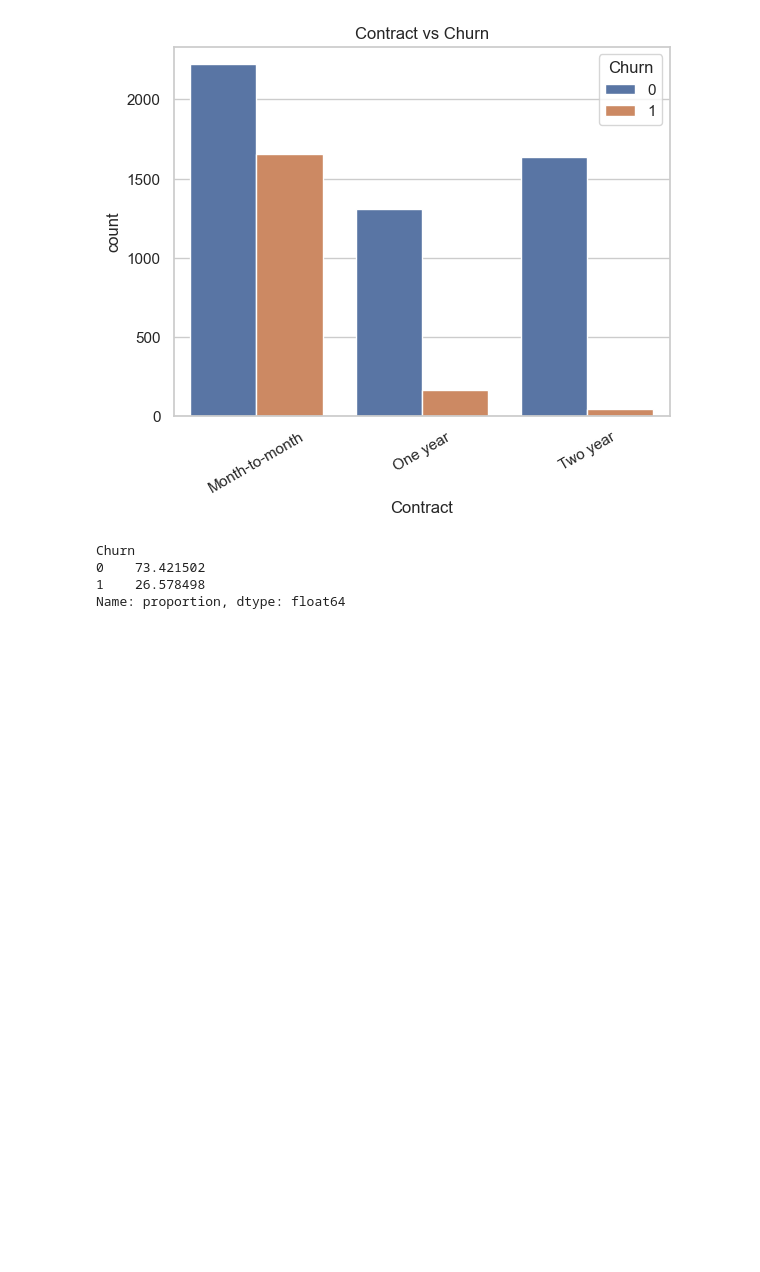
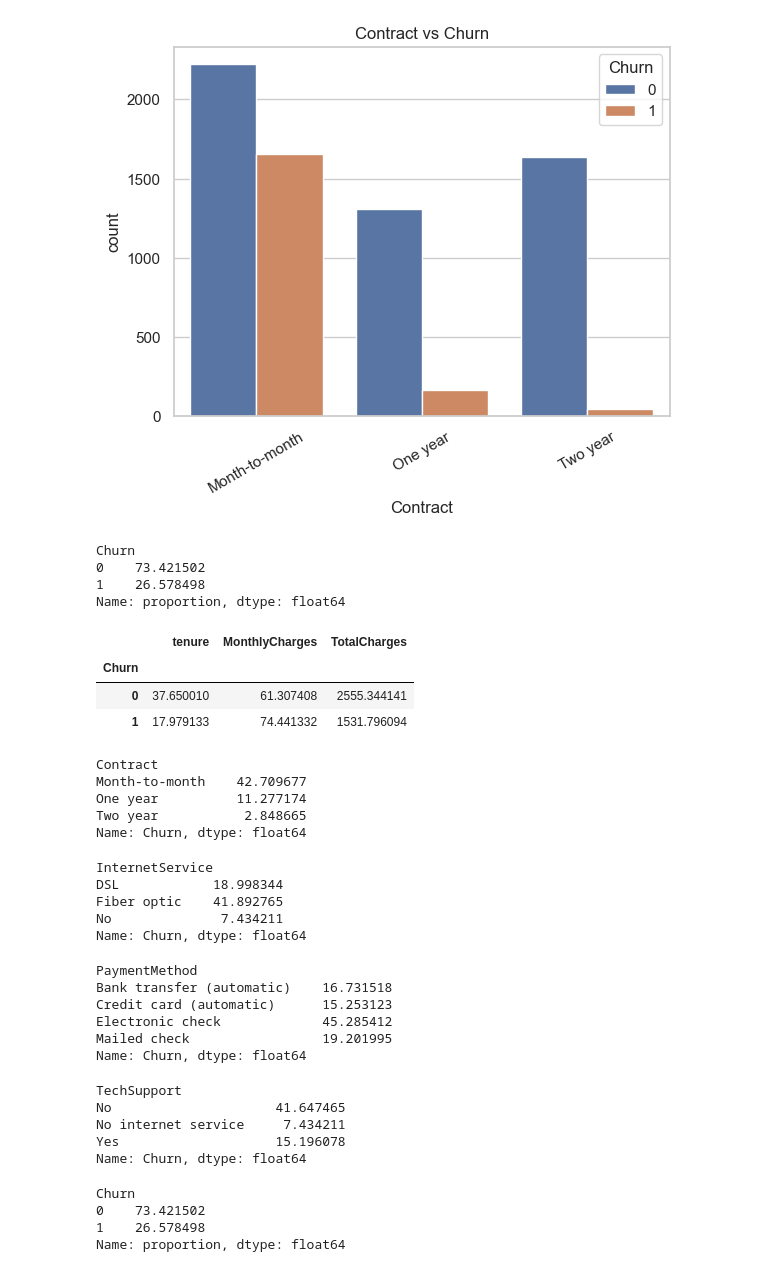
Before and after one commit to daneetjie/CYO_project, a Jupyter notebook: data_exploration_and_cleaning.ipynb, the cells around one changed output. Saved outputs shown, nothing was run; the diff lists cells and outputs as text; code cells hidden in the pictures; blank space fills up the shorter version.

```diff
--- a/data_exploration_and_cleaning.ipynb
+++ b/data_exploration_and_cleaning.ipynb
@@ -116,6 +141,53 @@ plt.title("Contract vs Churn")
 plt.show()
 # %% [output]
 [figure]
+# %%
+df["Churn"].value_counts(normalize=True) * 100
+# %% [output]
+Churn
+0    73.421502
+1    26.578498
+Name: proportion, dtype: float64
+# %%
+df.groupby("Churn")[["tenure", "MonthlyCharges", "TotalCharges"]].mean()
+# %% [output]
+|  | tenure | MonthlyCharges | TotalCharges |
+| Churn |  |  |  |
+| 0 | 37.650010 | 61.307408 | 2555.344141 |
+| 1 | 17.979133 | 74.441332 | 1531.796094 |
+# %%
+df.groupby("Contract")["Churn"].mean() * 100
+# %% [output]
+Contract
+Month-to-month    42.709677
+One year          11.277174
+Two year           2.848665
+Name: Churn, dtype: float64
+# %%
+df.groupby("InternetService")["Churn"].mean() * 100
+# %% [output]
+InternetService
+DSL            18.998344
+Fiber optic    41.892765
+No              7.434211
+Name: Churn, dtype: float64
+# %%
+df.groupby("PaymentMethod")["Churn"].mean() * 100
+# %% [output]
+PaymentMethod
+Bank transfer (automatic)    16.731518
+Credit card (automatic)      15.253123
+Electronic check             45.285412
+Mailed check                 19.201995
+Name: Churn, dtype: float64
+# %%
+df.groupby("TechSupport")["Churn"].mean() * 100
+# %% [output]
+TechSupport
+No                     41.647465
+No internet service     7.434211
+Yes                    15.196078
+Name: Churn, dtype: float64
 # %%
 # Churn rate %
 churn_rate = df["Churn"].value_counts(normalize=True) * 100
```
Also changed, not shown: parts of 14 cells of this notebook, 1 other file.
